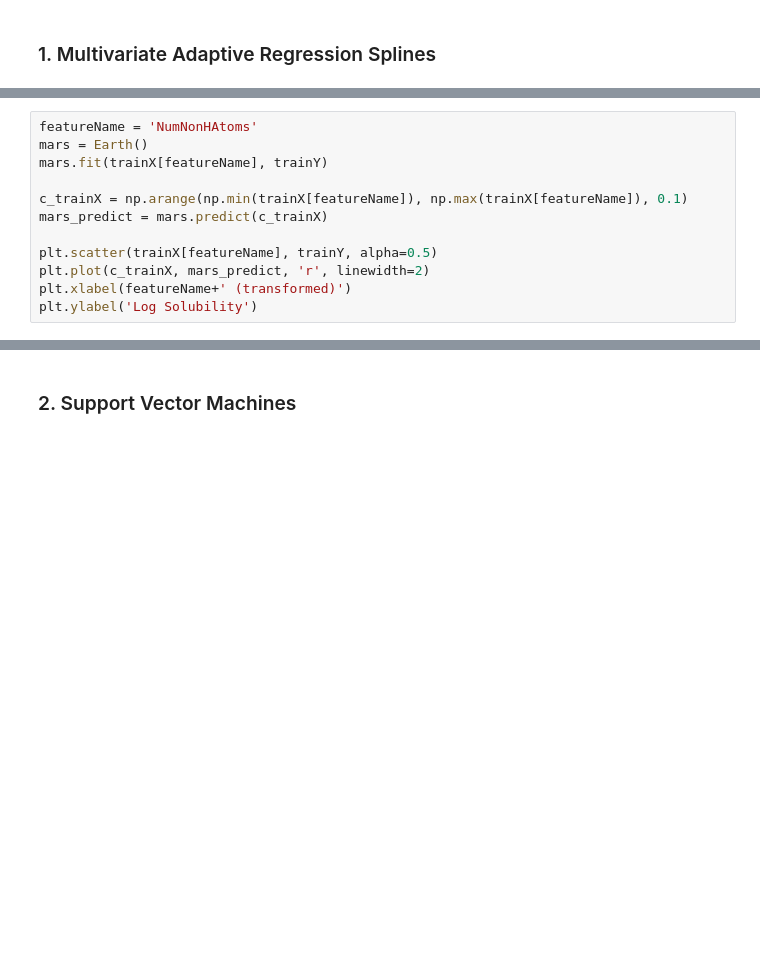
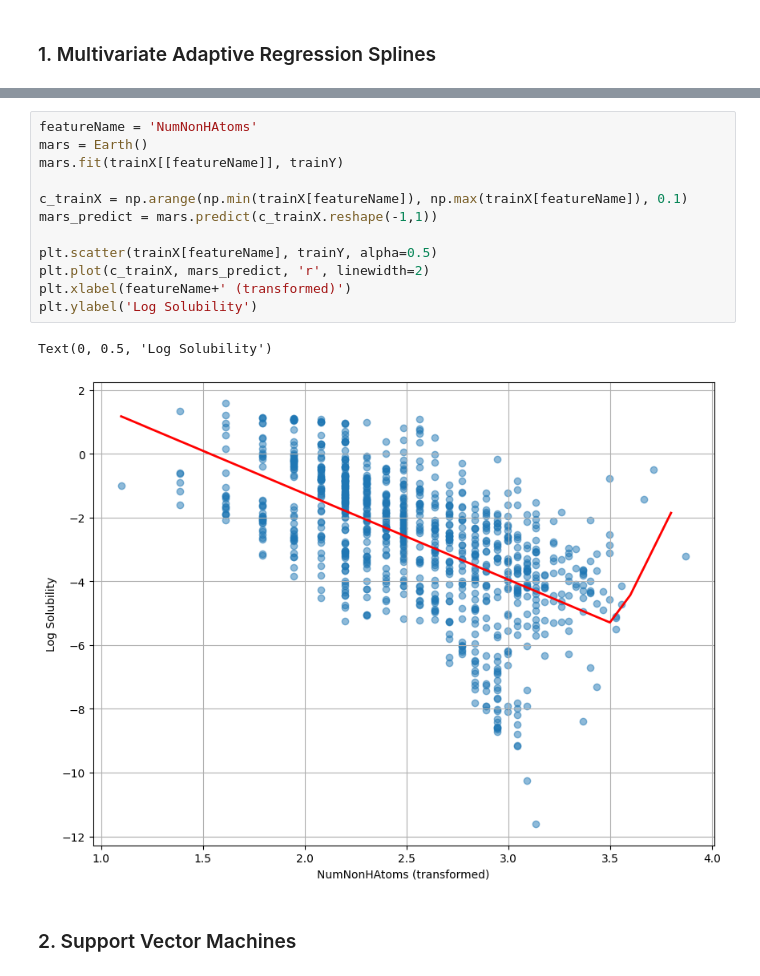
Before and after one commit to chenxuhe79/AppliedPredictiveModeling, a Jupyter notebook: Ch7_5 Nonlinear Regression Models.ipynb, the cells around one changed output, grey strips where cells are left out. Drawn from its saved outputs; the diff is of its cells as text; blank space fills up the shorter version.

```diff
--- a/Ch7_5 Nonlinear Regression Models.ipynb
+++ b/Ch7_5 Nonlinear Regression Models.ipynb
@@ -95,12 +39,0 @@ FP001                 0.00   0.00   0.00
-# %%
-featureName = 'NumNonHAtoms'
-mars = Earth()
-mars.fit(trainX[featureName], trainY)
-
-c_trainX = np.arange(np.min(trainX[featureName]), np.max(trainX[featureName]), 0.1)
-mars_predict = mars.predict(c_trainX)
-
-plt.scatter(trainX[featureName], trainY, alpha=0.5)
-plt.plot(c_trainX, mars_predict, 'r', linewidth=2)
-plt.xlabel(featureName+' (transformed)')
-plt.ylabel('Log Solubility')
@@ -114,3 +88,18 @@ Text(0, 0.5, 'Log Solubility')
+# %%
+featureName = 'NumNonHAtoms'
+mars = Earth()
+mars.fit(trainX[[featureName]], trainY)
+
+c_trainX = np.arange(np.min(trainX[featureName]), np.max(trainX[featureName]), 0.1)
+mars_predict = mars.predict(c_trainX.reshape(-1,1))
+
+plt.scatter(trainX[featureName], trainY, alpha=0.5)
+plt.plot(c_trainX, mars_predict, 'r', linewidth=2)
+plt.xlabel(featureName+' (transformed)')
+plt.ylabel('Log Solubility')
+# %% [output]
+Text(0, 0.5, 'Log Solubility')
+[figure, added]
 # %% [markdown]
 ### 2. Support Vector Machines
 # %%
```
Also changed, not shown: parts of 14 cells of this notebook, 5 other files.
